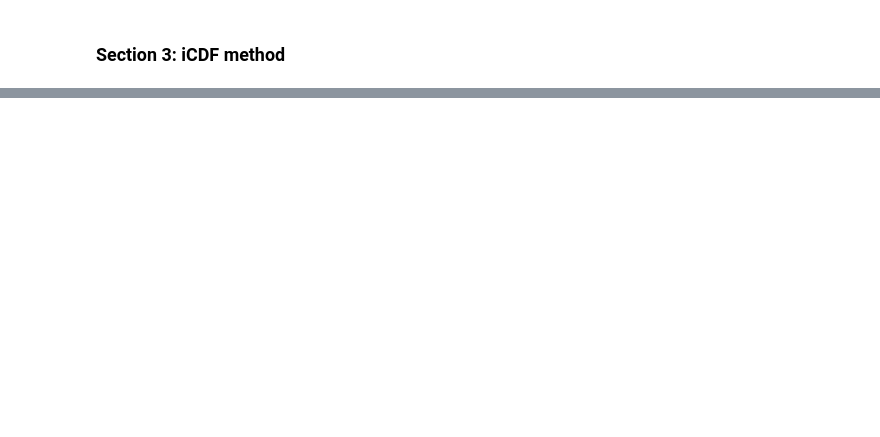
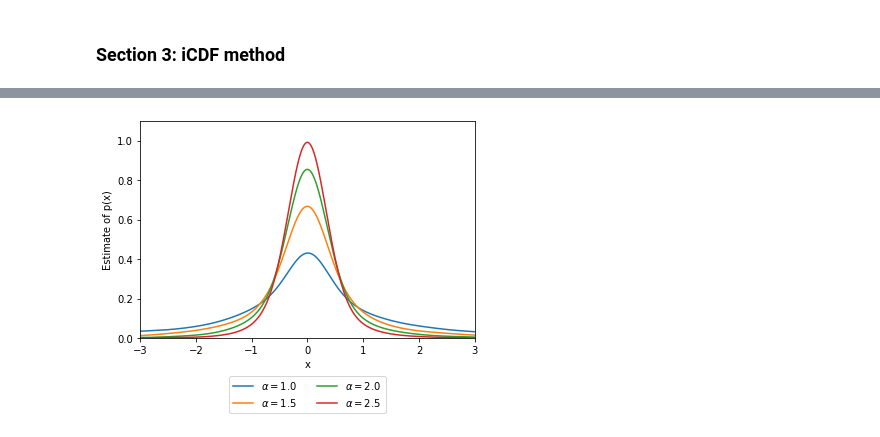
Before and after one commit to theo-brown/3f3-lab, a Jupyter notebook: Jupyter Notebook.ipynb, the cells around one changed output, grey strips where cells are left out. Saved outputs shown, nothing was run; the diff lists cells and outputs as text; code cells hidden in the pictures; blank space fills up the shorter version.

```diff
--- a/Jupyter Notebook.ipynb
+++ b/Jupyter Notebook.ipynb
@@ -397,19 +401,21 @@ plt.savefig(f'figures/nonstandard_distribution.png', bbox_inches='tight')
 # %%
 plt.figure()
 
 N = 100000
-x = np.linspace(-5, 5, 100)
+x = np.linspace(-5, 5, 1000)
 
 for i in np.arange(0, 4):
     alpha = i/2 + 1
-    plt.plot(x, kernel_smoothed_density(x, nonstandard_samples(N, alpha)), label=r'$\alpha = {}$'.format(alpha))
+    plt.plot(x, kernel_smoothed_density(x, exponential_sampled_gaussian(N, alpha)), label=r'$\alpha = {}$'.format(alpha))
 
 plt.xlabel('x')
-plt.ylabel('Kernel smoothed density estimate')
+plt.ylabel('Estimate of p(x)')
 plt.xlim(-3, 3)
 plt.ylim(0, 1.1)
 plt.legend(loc='upper center', bbox_to_anchor=(0.5, -0.15), ncol=2)
-plt.savefig(f'figures/nonstandard_distribution_ksdensity.png', bbox_inches='tight')
+plt.savefig(f'figures/exponential_sampled_gaussian_ksdensity.png', bbox_inches='tight')
+# %% [output]
+[figure, added]
 # %%
 plt.figure()
 
```
Also changed, not shown: parts of 23 cells of this notebook, 37 other files.
